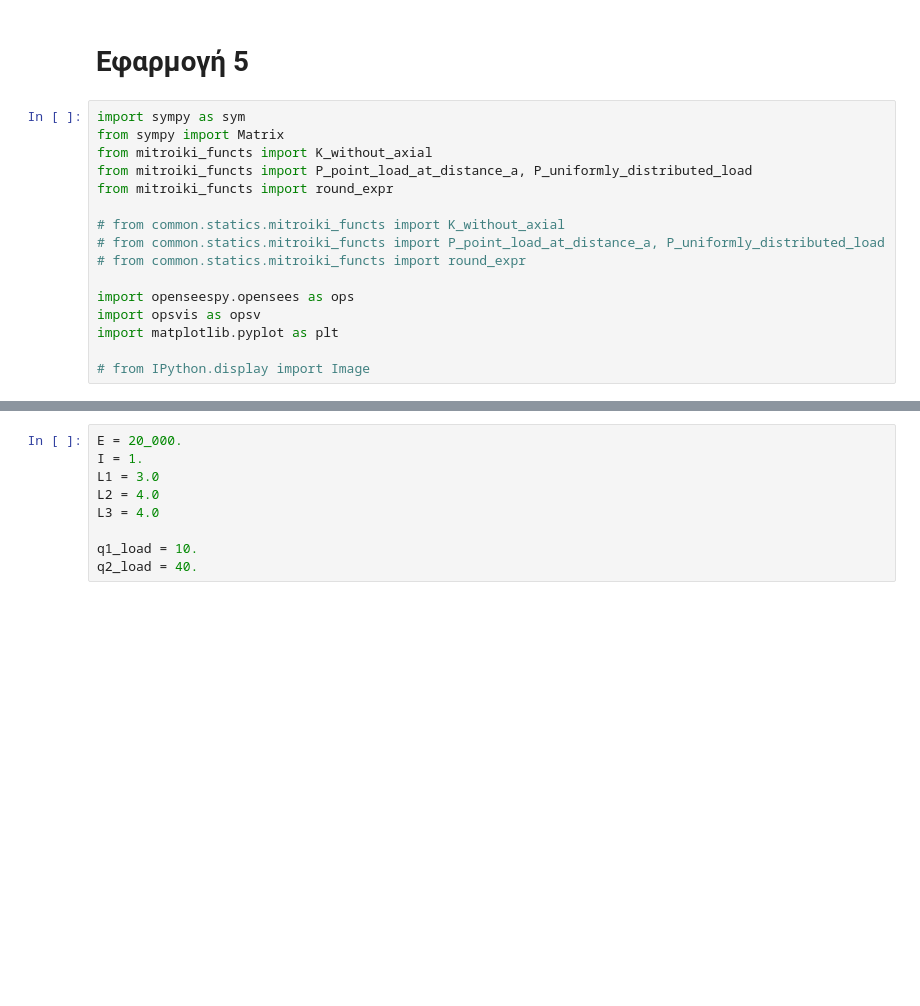
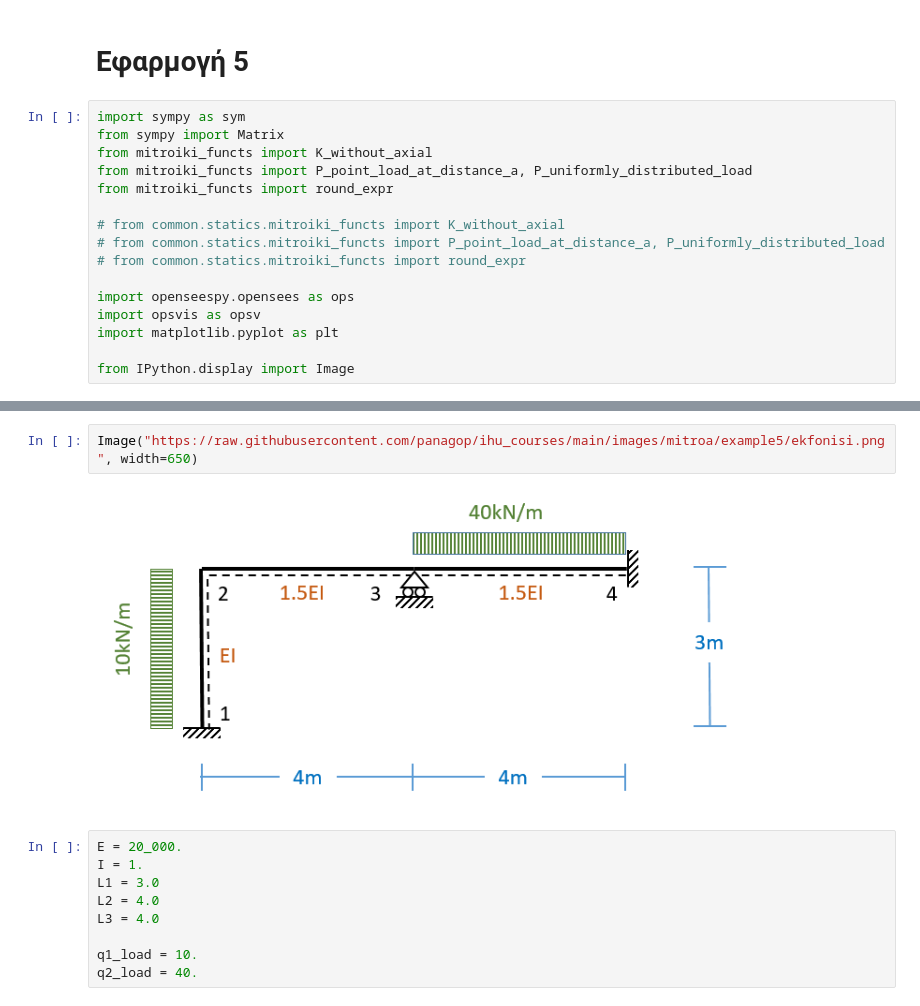
Before and after one commit to panagop/ihu_courses, a Jupyter notebook: ihu_courses_ebook/example5/example5.ipynb, the cells around one changed output, grey strips where cells are left out. Cells and saved outputs as stored; diff of their text form; blank space fills up the shorter version.

```diff
--- a/ihu_courses_ebook/example5/example5.ipynb
+++ b/ihu_courses_ebook/example5/example5.ipynb
@@ -15,13 +15,17 @@ import openseespy.opensees as ops
 import opsvis as opsv
 import matplotlib.pyplot as plt
 
-# from IPython.display import Image
+from IPython.display import Image
 # %% [markdown]
 Να υπολογιστούν οι αντιδράσεις στήριξης, οι παραμορφώσεις και τα διαγράμματα των εντατικών μεγεθών για τον φορέα του σχήματος.
 
 Να αγνοηθούν οι αξονικοί βαθμοί ελευθερίας
 
 <img src="https://raw.githubusercontent.com/panagop/ihu_courses/main/images/mitroa/example5/ekfonisi.png" width="650">
+# %%
+Image("https://raw.githubusercontent.com/panagop/ihu_courses/main/images/mitroa/example5/ekfonisi.png", width=650)
+# %% [output]
+[figure, added]
 # %%
 E = 20_000.
 I = 1.
```
